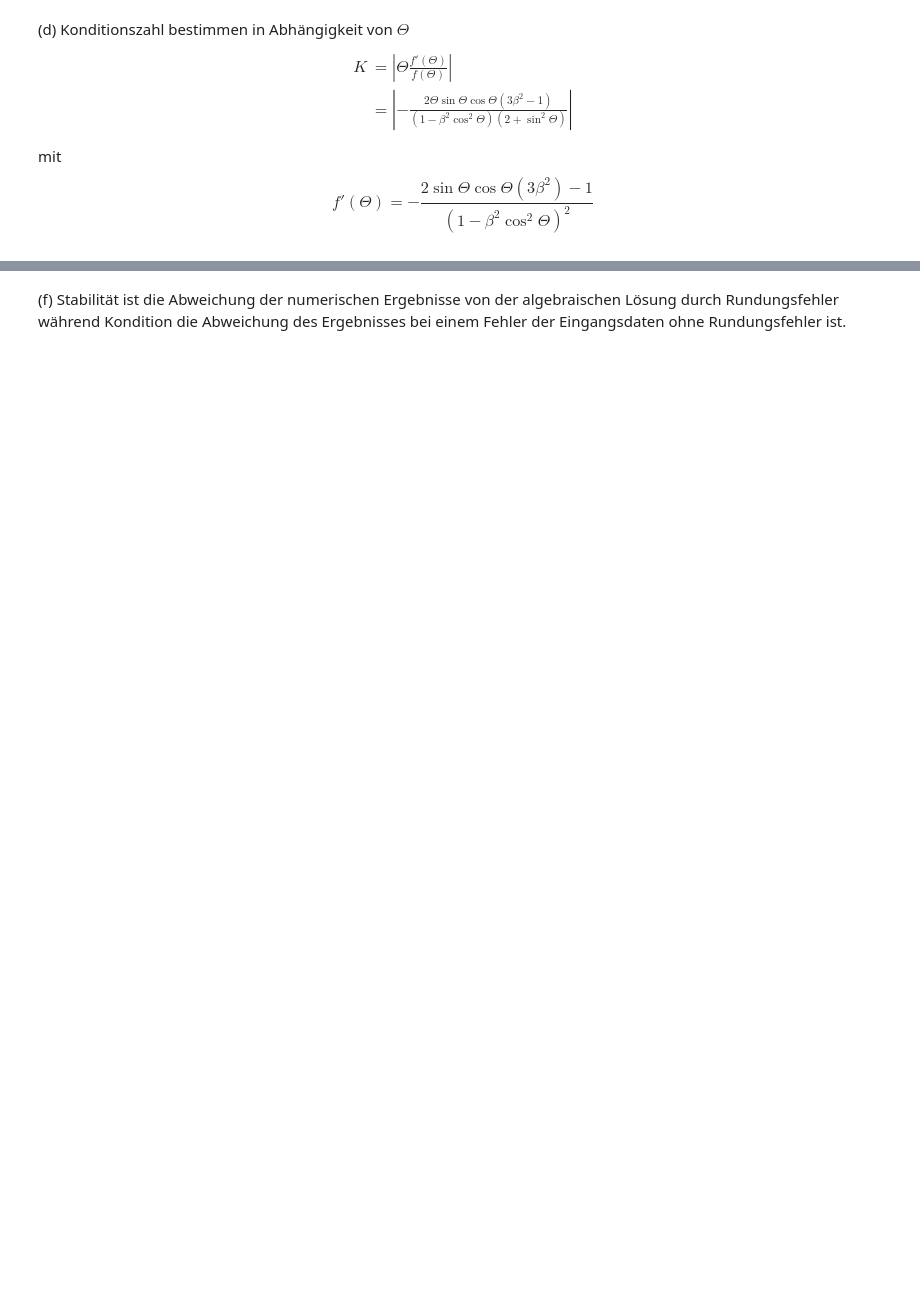
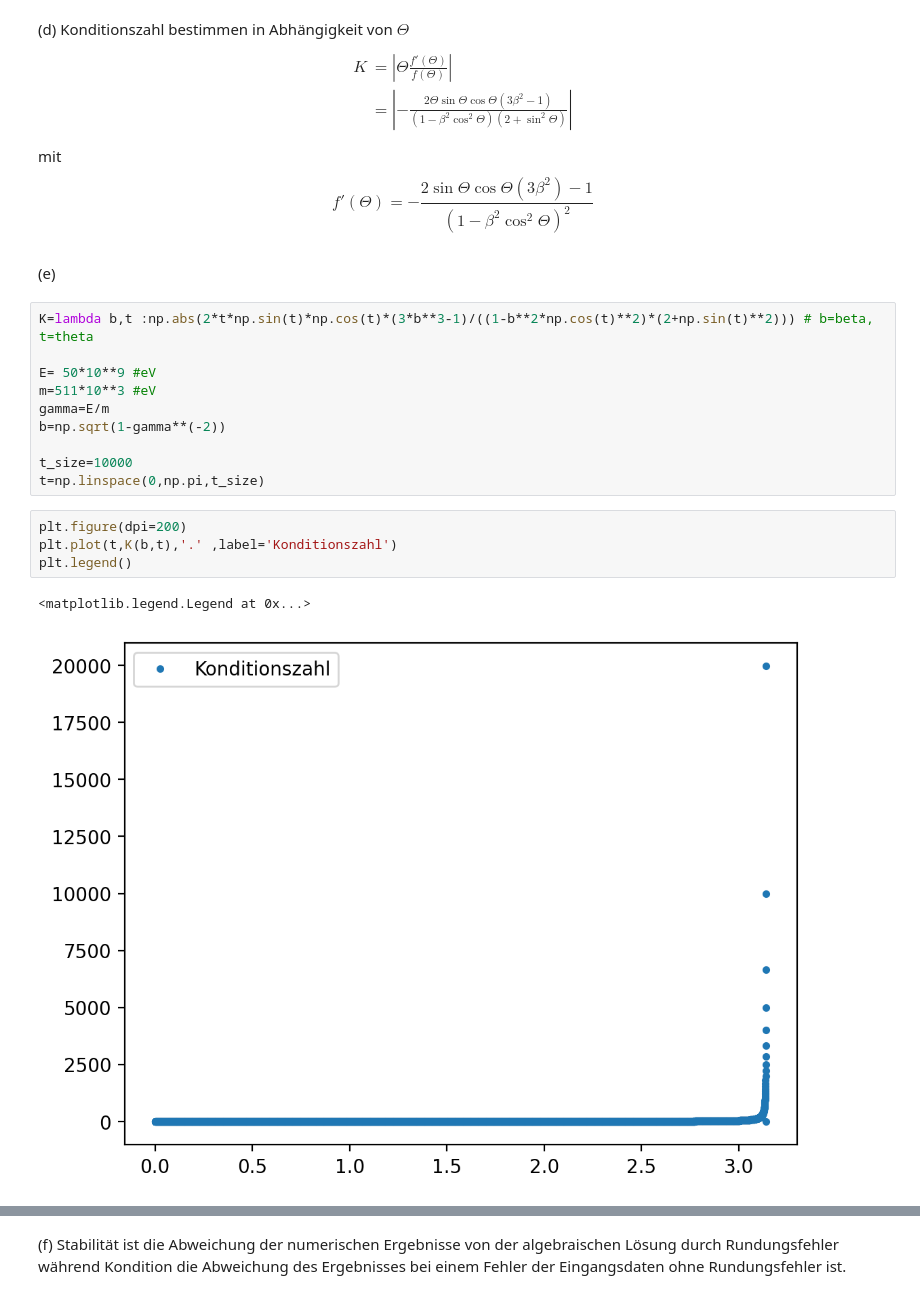
Before and after one commit to felixgoeke/SMD-A, a Jupyter notebook: 01/Blatt01.ipynb, the cells around one changed output, grey strips where cells are left out. Drawn from its saved outputs; the diff is of its cells as text; blank space fills up the shorter version.

```diff
--- a/01/Blatt01.ipynb
+++ b/01/Blatt01.ipynb
@@ -176,3 +193,22 @@ mit
 $$
 f'(\Theta)=-\frac{2\sin\Theta\cos\Theta(3\beta^2)-1}{(1-\beta^2\cos^2\Theta)^2}
 $$
+# %% [markdown]
+(e)
+# %%
+K=lambda b,t :np.abs(2*t*np.sin(t)*np.cos(t)*(3*b**3-1)/((1-b**2*np.cos(t)**2)*(2+np.sin(t)**2))) # b=beta, t=theta
+
+E= 50*10**9 #eV
+m=511*10**3 #eV
+gamma=E/m
+b=np.sqrt(1-gamma**(-2))
+
+t_size=10000
+t=np.linspace(0,np.pi,t_size)
+# %%
+plt.figure(dpi=200)
+plt.plot(t,K(b,t),'.' ,label='Konditionszahl')
+plt.legend()
+# %% [output]
+<matplotlib.legend.Legend at 0x...>
+[figure, added]
```
Also changed, not shown: parts of 6 cells of this notebook.
